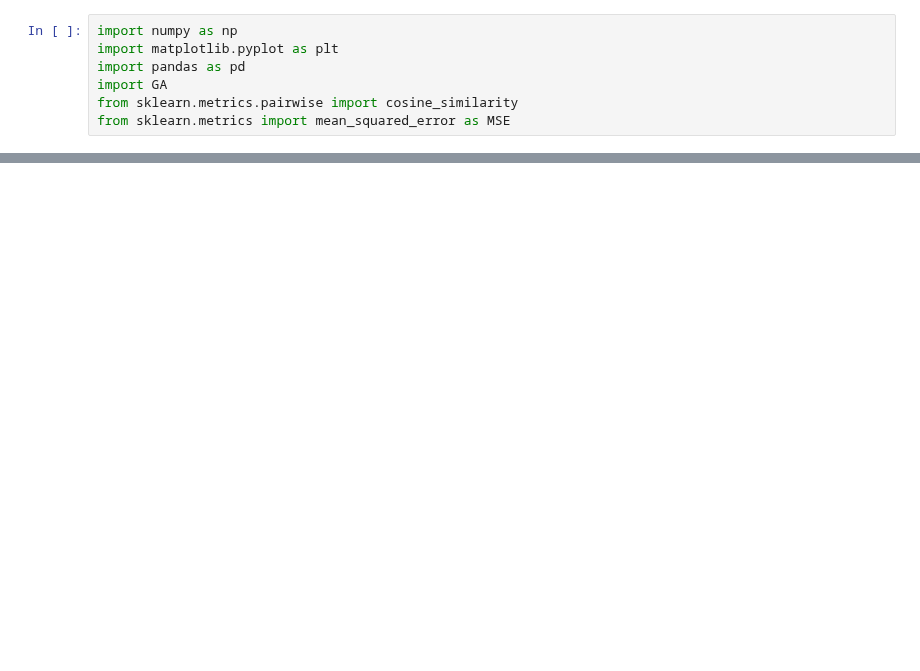
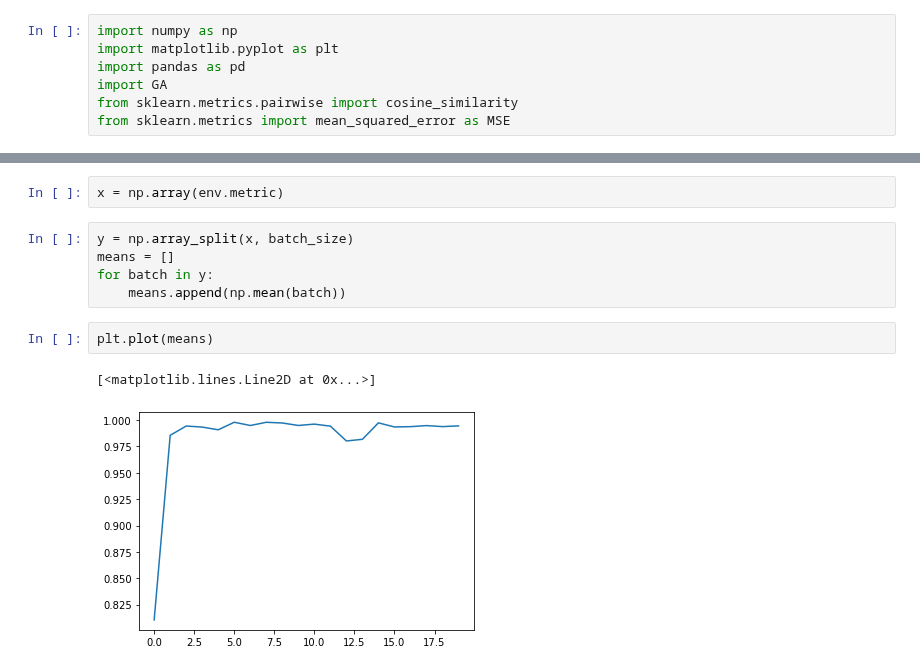
Before and after one commit to REAL-Pipetting/REinforced-Automaton-Learning-REAL-Pipetting, a Jupyter notebook: realpy/Examples/GA/GA algorithm-Copy.ipynb, the cells around one changed output, grey strips where cells are left out. Cells and saved outputs as stored; diff of their text form; blank space fills up the shorter version.

```diff
--- a/realpy/Examples/GA/GA algorithm-Copy.ipynb
+++ b/realpy/Examples/GA/GA algorithm-Copy.ipynb
@@ -90,0 +113,12 @@ plt.plot(env.metric)
+# %%
+x = np.array(env.metric)
+# %%
+y = np.array_split(x, batch_size)
+means = []
+for batch in y:
+    means.append(np.mean(batch))
+# %%
+plt.plot(means)
+# %% [output]
+[<matplotlib.lines.Line2D at 0x...>]
+[figure, added]
```
Also changed, not shown: parts of 6 cells of this notebook, 7 other files.
